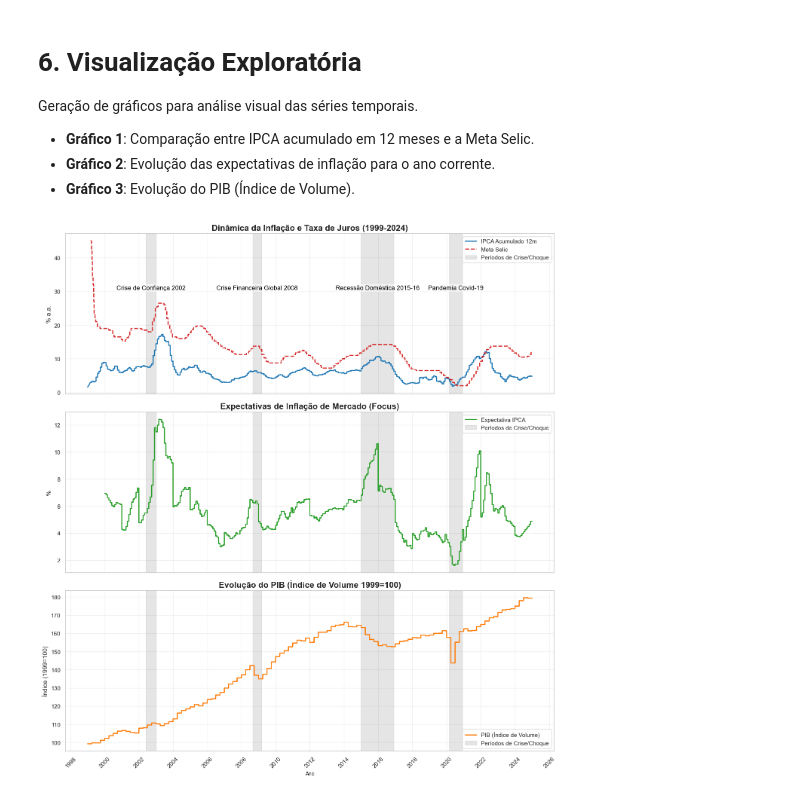
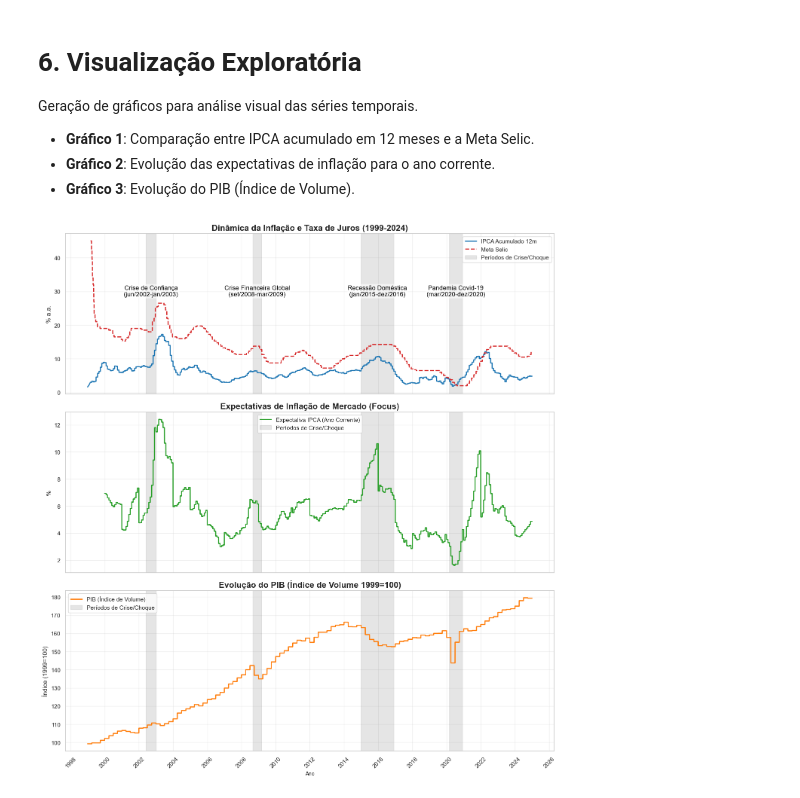
Before and after one commit to fernandovieira1/brazil-taylor-determinacy, a Jupyter notebook: scripts/pib_ipca_selic_focus.ipynb, the cells around one changed output. Saved outputs shown, nothing was run; the diff lists cells and outputs as text; code cells hidden in the pictures.

```diff
--- a/scripts/pib_ipca_selic_focus.ipynb
+++ b/scripts/pib_ipca_selic_focus.ipynb
@@ -296,7 +296,7 @@ def plotar_dados(df):
     axes[0].grid(True, alpha=0.3)
 
     # Gráfico 2: Expectativas
-    sns.lineplot(data=df, x=df.index, y='Expectativa_IPCA_AnoCorrente', ax=axes[1], label='Expectativa IPCA', color='#2ca02c', linewidth=2)
+    sns.lineplot(data=df, x=df.index, y='Expectativa_IPCA_AnoCorrente', ax=axes[1], label='Expectativa IPCA (Ano Corrente)', color='#2ca02c', linewidth=2)
 
     axes[1].set_title('Expectativas de Inflação de Mercado (Focus)', fontsize=16, fontweight='bold')
     axes[1].set_ylabel('%', fontsize=12)
@@ -317,45 +317,46 @@ def plotar_dados(df):
 
     # Adicionar sombreados para os períodos de choque
     periodos_choque = [
-        ('2002-06-01', '2003-01-01', 'Crise de Confiança 2002'),
-        ('2008-09-01', '2009-03-01', 'Crise Financeira Global 2008'),
-        ('2015-01-01', '2016-12-01', 'Recessão Doméstica 2015-16'),
-        ('2020-03-01', '2020-12-01', 'Pandemia Covid-19')
+        ('2002-06-01', '2003-01-01', 'Crise de Confiança\n(jun/2002-jan/2003)'),
+        ('2008-09-01', '2009-03-01', 'Crise Financeira Global\n(set/2008-mar/2009)'),
+        ('2015-01-01', '2016-12-01', 'Recessão Doméstica\n(jan/2015-dez/2016)'),
+        ('2020-03-01', '2020-12-01', 'Pandemia Covid-19\n(mar/2020-dez/2020)')
     ]
 
     # Adicionar sombreado e atualizar legendas
     patch_crise = mpatches.Patch(color='gray', alpha=0.2, label='Períodos de Crise/Choque')
 
     for i, ax in enumerate(axes):
         # Adicionar sombreado
         for inicio, fim, label in periodos_choque:
             start = pd.to_datetime(inicio)
             end = pd.to_datetime(fim)
             ax.axvspan(start, end, color='gray', alpha=0.2)
 
             # Adicionar texto apenas no primeiro gráfico (axes[0])
             if i == 0:
                 mid_point = start + (end - start) / 2
                 # Posicionar texto no topo da área do gráfico
                 ax.text(mid_point, 0.68, label, transform=ax.get_xaxis_transform(),
                         ha='center', va='top', fontsize=12, color='black',
                         bbox=dict(facecolor='white', alpha=0.6, edgecolor='none', pad=2))
 
         # Atualizar legenda
         handles, labels = ax.get_legend_handles_labels()
 
         if i == 1:
-            loc = 'upper right'
+            loc = 'upper center'
         elif i == 2:
-            loc = 'lower right'
+            loc = 'upper left'
         else:
-            loc = 'upper right'
+            loc = 'best'
 
         ax.legend(handles=handles + [patch_crise], loc=loc, frameon=True)
 
     plt.tight_layout()
-    plt.show()
+    return fig
 
-plotar_dados(df_economico)
+fig = plotar_dados(df_economico)
+plt.show()
 # %% [output]
-[figure, old version]
+[figure, new version]
```
Also changed, not shown: parts of 2 cells of this notebook, 10 other files.
